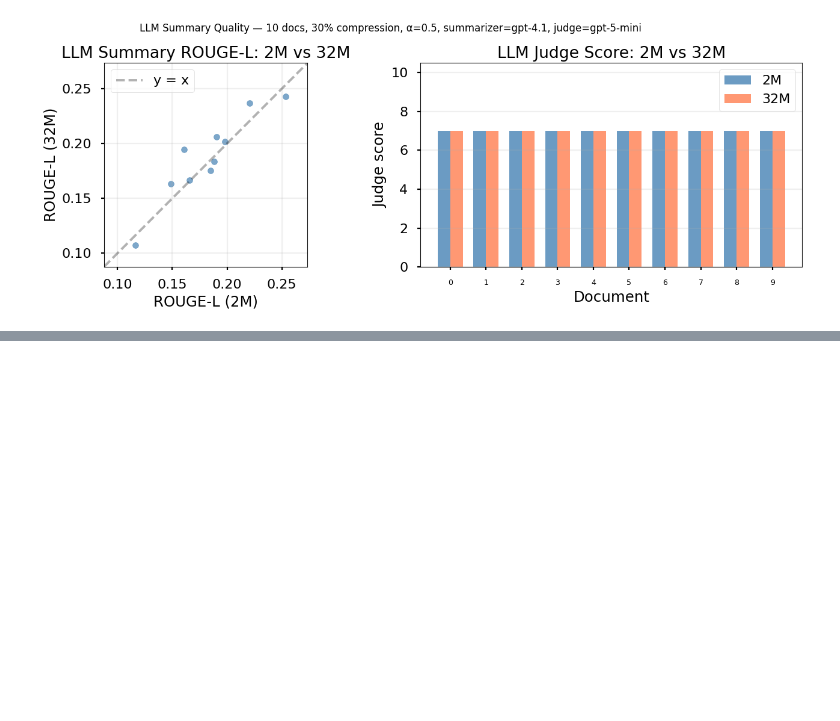
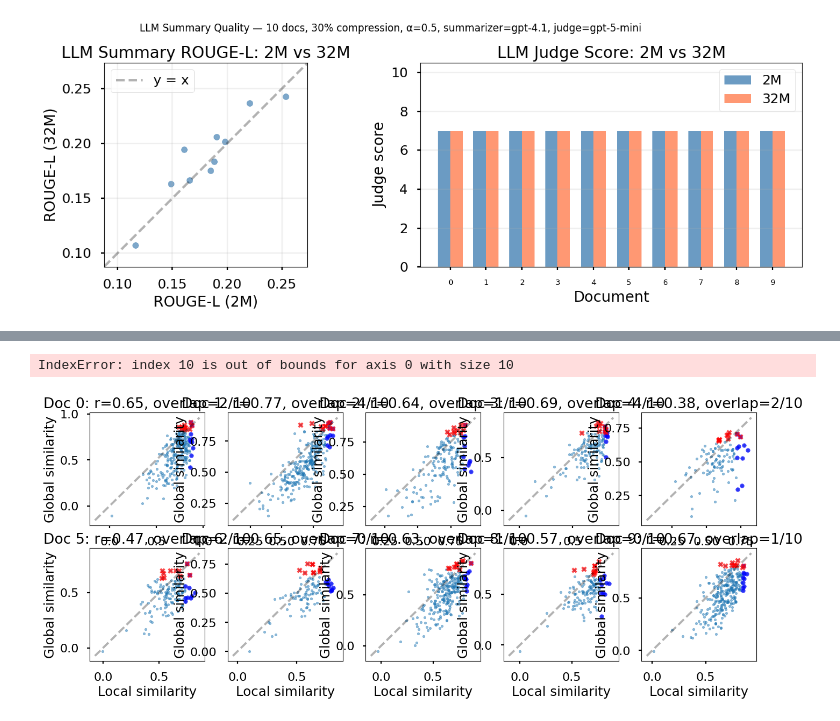
Before and after one commit to lgarma/SentenceMapper, a Jupyter notebook: experiments.ipynb, the cells around one changed output, grey strips where cells are left out. Saved outputs shown, nothing was run; the diff lists cells and outputs as text; code cells hidden in the pictures; blank space fills up the shorter version.

```diff
--- a/example.ipynb
+++ b/experiments.ipynb
@@ -769,0 +1205,30 @@ plt.show()
+# %%
+# Visualize: Local vs Global similarity scatter
+fig, axes = plt.subplots(2, 5, figsize=(16, 6))
+axes = axes.flatten()
+
+for i, r in enumerate(results_global):
+    ax = axes[i]
+    ax.scatter(r['local_sims'], r['global_sims'], alpha=0.5, s=10)
+
+    # Highlight top-10 local (blue) and top-10 global (red)
+    ax.scatter(r['local_sims'][r['top_local_idx']], r['global_sims'][r['top_local_idx']],
+               c='blue', s=30, label='Top local', alpha=0.7)
+    ax.scatter(r['local_sims'][r['top_global_idx']], r['global_sims'][r['top_global_idx']],
+               c='red', s=30, marker='x', label='Top global', alpha=0.7)
+
+    ax.set_xlabel('Local similarity')
+    ax.set_ylabel('Global similarity')
+    ax.set_title(f"Doc {i}: r={r['corr']:.2f}, overlap={r['overlap']}/10")
+
+    # Add diagonal reference
+    lims = [min(ax.get_xlim()[0], ax.get_ylim()[0]), max(ax.get_xlim()[1], ax.get_ylim()[1])]
+    ax.plot(lims, lims, 'k--', alpha=0.3)
+
+axes[0].legend(loc='lower right', fontsize=8)
+plt.tight_layout()
+plt.suptitle('Local vs Global Similarity per Document', y=1.02)
+plt.show()
+# %% [output]
+IndexError: index 10 is out of bounds for axis 0 with size 10
+[figure, added]
```
Also changed, not shown: parts of 14 cells of this notebook, 2 other files.
